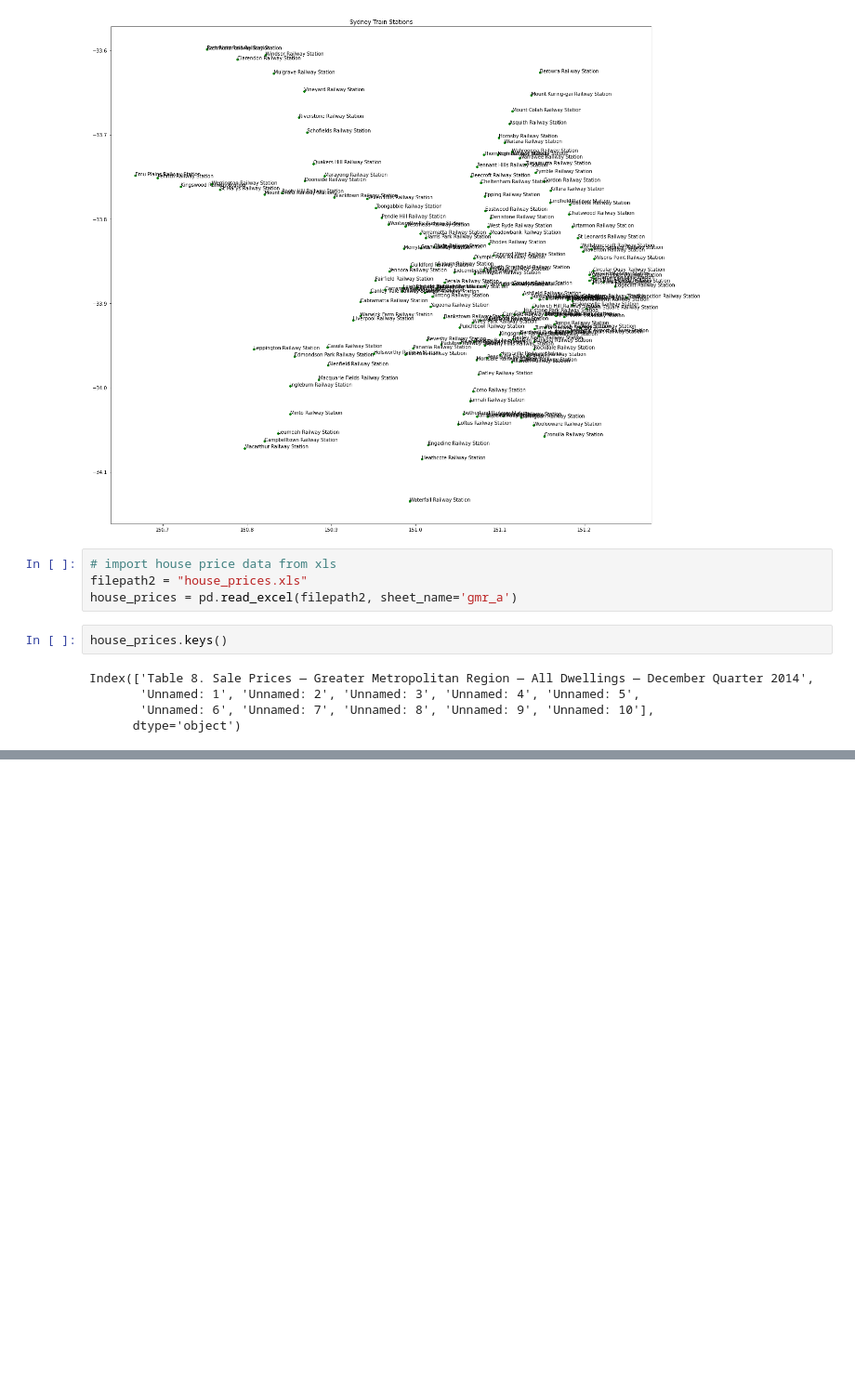
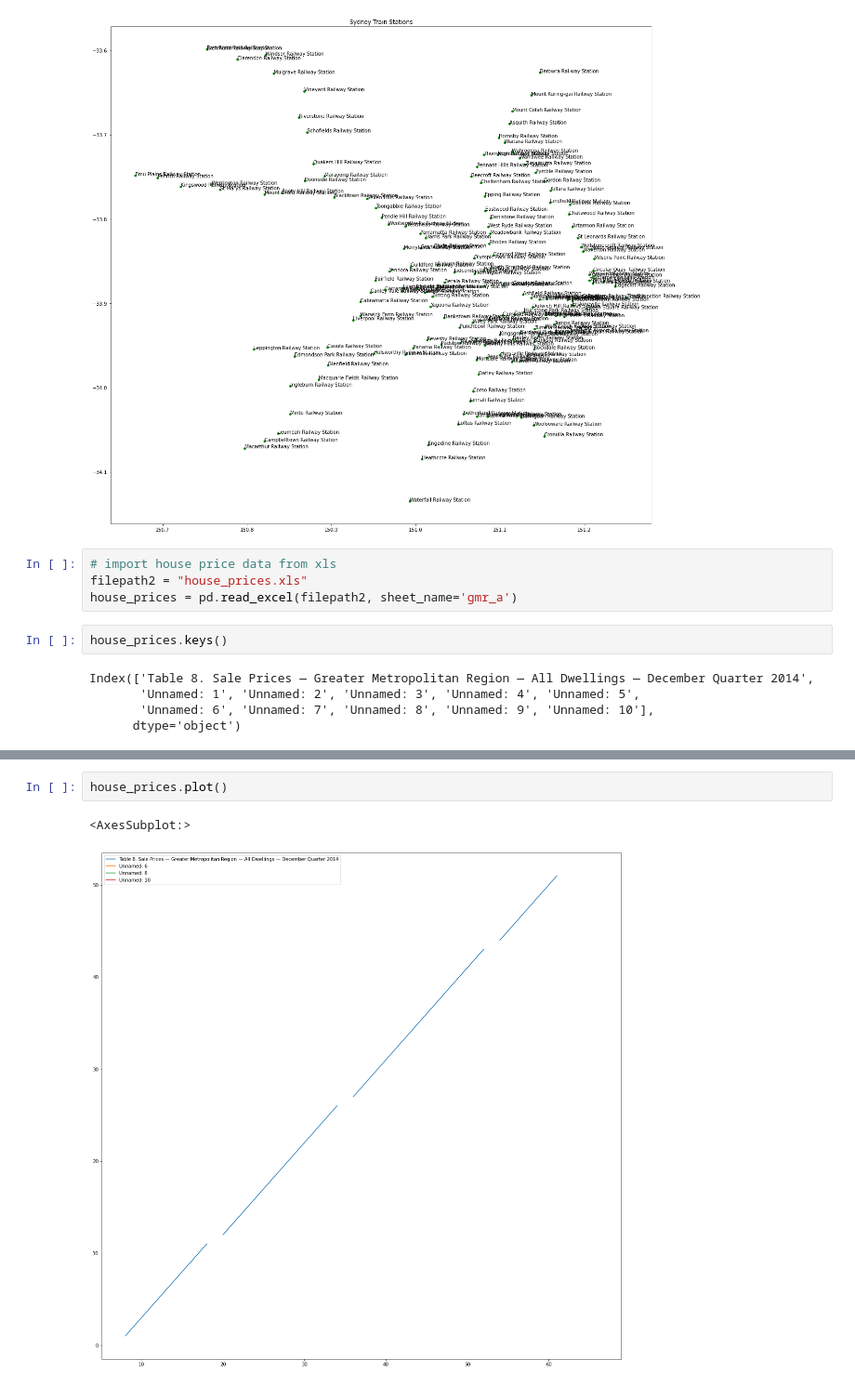
Before and after one commit to incalescence/open-data, a Jupyter notebook: sydney_property.ipynb, the cells around one changed output, grey strips where cells are left out. Shown: that part at 93% size. Drawn from its saved outputs; the diff is of its cells as text; blank space fills up the shorter version.

```diff
--- a/sydney_property.ipynb
+++ b/sydney_property.ipynb
@@ -65,0 +66,5 @@ house_prices.sample(5)
+# %%
+house_prices.plot()
+# %% [output]
+<AxesSubplot:>
+[figure, added]
```
Also changed, not shown: parts of 1 cell of this notebook, 4 other files.
